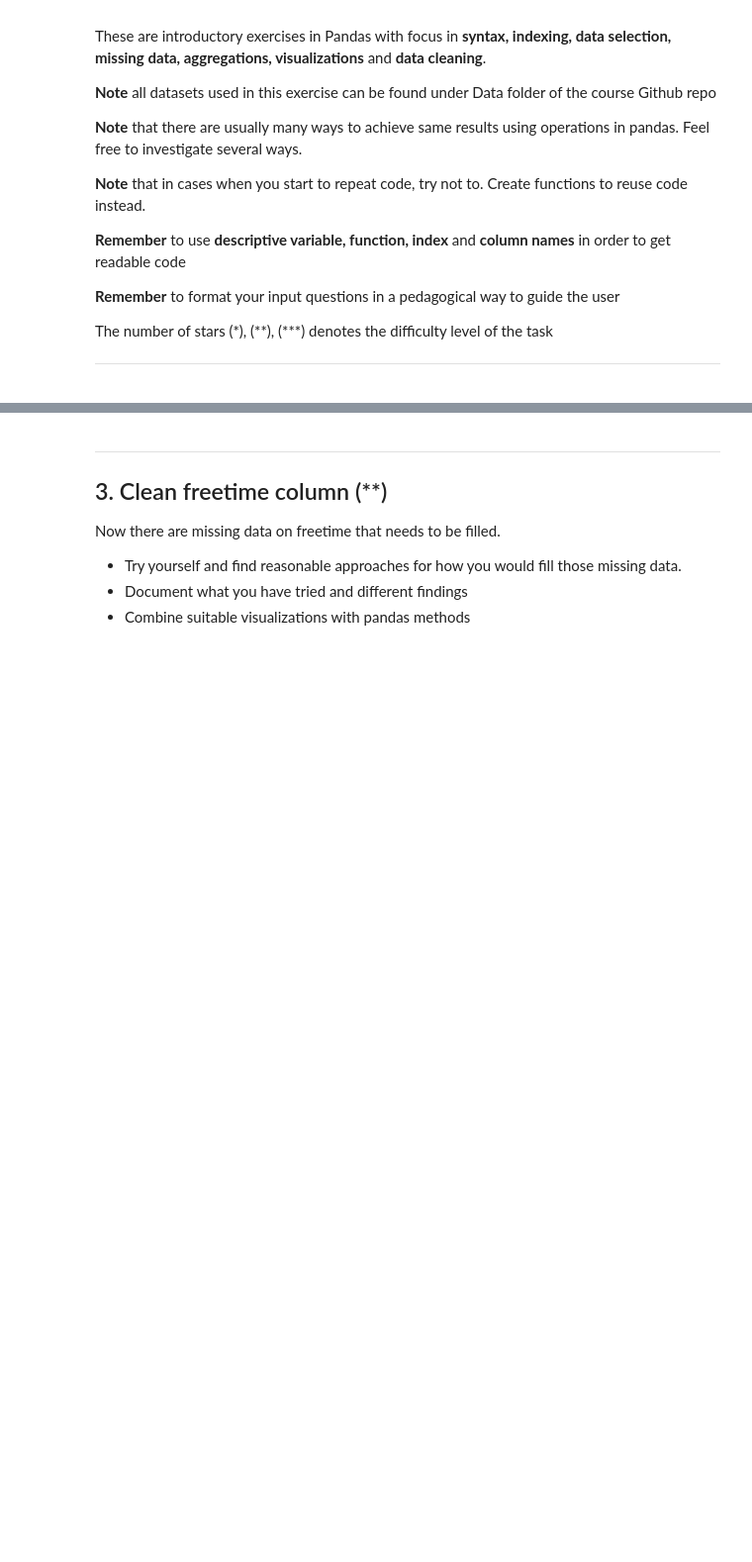
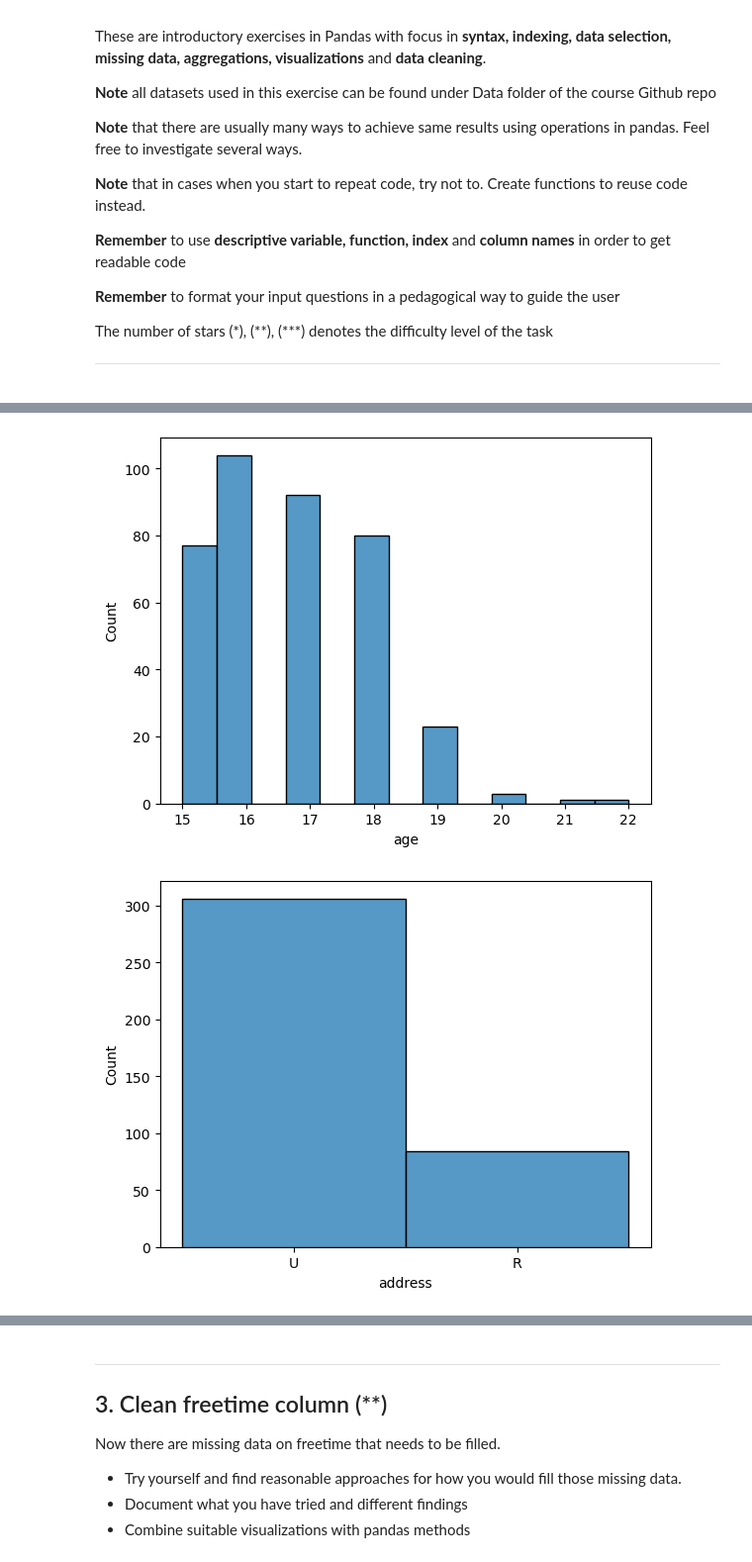
Before and after one commit to aleylani/Databehandling, a Jupyter notebook: exercises/E2_missing_aggregation.ipynb, the cells around one changed output, grey strips where cells are left out. Shown at 99% size. Saved outputs shown, nothing was run; the diff lists cells and outputs as text; code cells hidden in the pictures; blank space fills up the shorter version.

```diff
--- a/exercises/E2_missing_aggregation.ipynb
+++ b/exercises/E2_missing_aggregation.ipynb
@@ -89,0 +92,2 @@ h)
+# %%
+students_df = pd.read_csv('../data/student-mat-missing-data.csv')
@@ -89,0 +132,10 @@ h)
+# %%
+for column in students_df.columns:
+
+    if students_df[column].isnull().sum() > 0:
+
+        sns.histplot(students_df, x=column)
+        plt.show()
+# %% [output]
+[figure, added]
+[figure, added]
```
Also changed, not shown: parts of 6 cells of this notebook.
